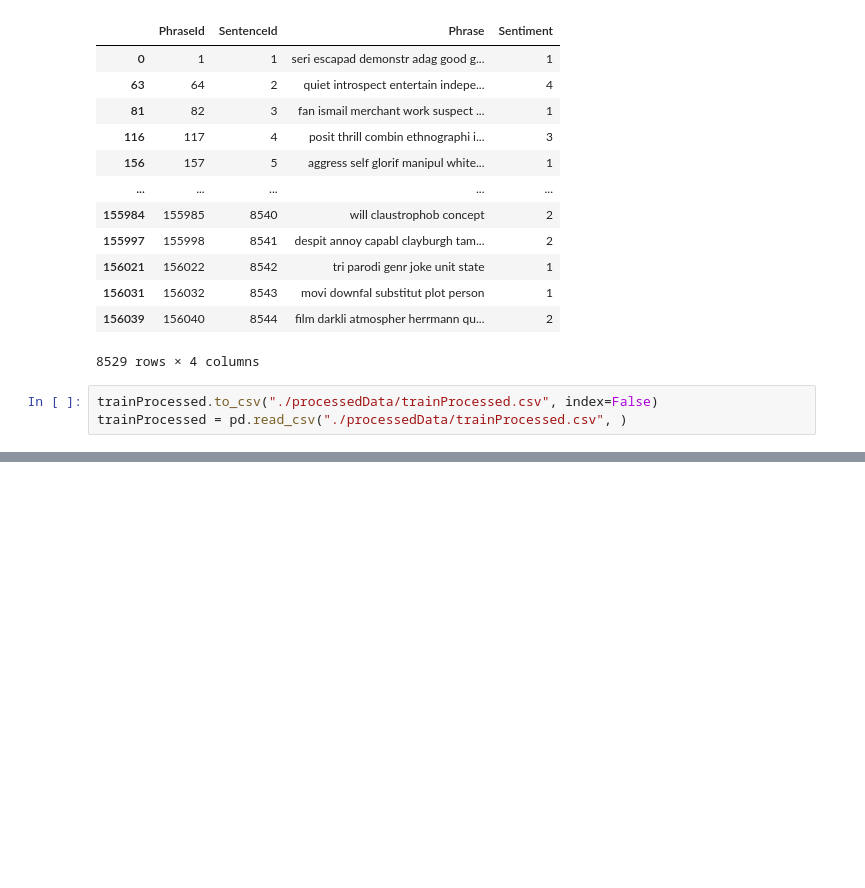
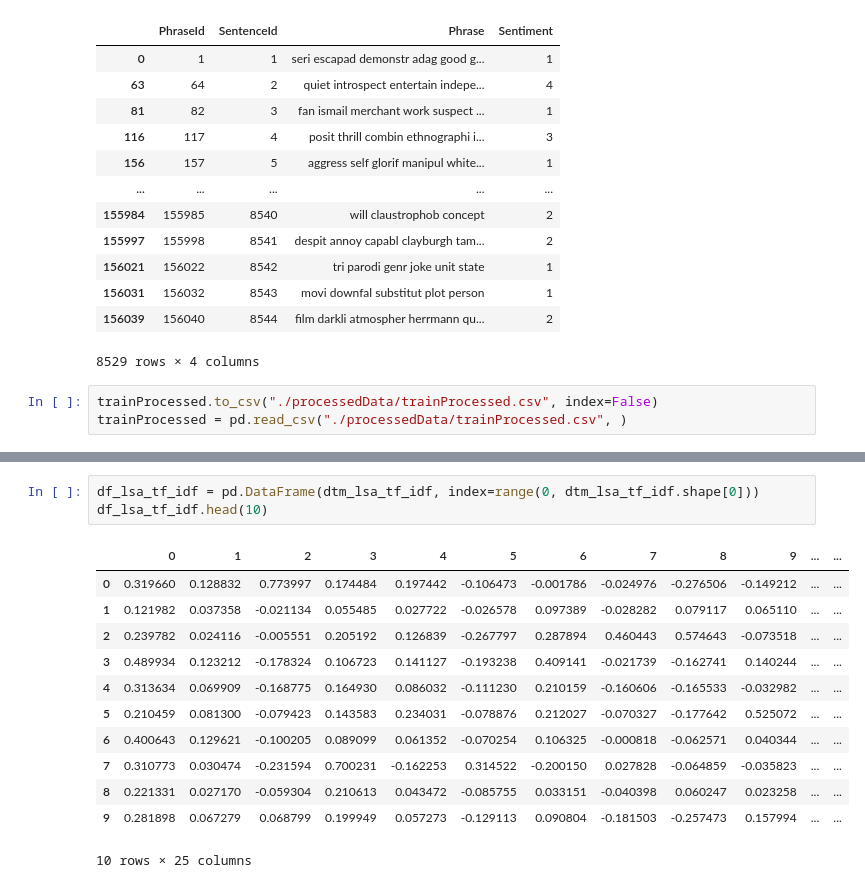
Before and after one commit to GuilhermeFCO/Sia2022, a Jupyter notebook: SIA_2022.ipynb, the cells around one changed output, grey strips where cells are left out. Cells and saved outputs as stored; diff of their text form; blank space fills up the shorter version.

```diff
--- a/SIA_2022.ipynb
+++ b/SIA_2022.ipynb
@@ -191,0 +281,16 @@ trainProcessed
+# %%
+df_lsa_tf_idf = pd.DataFrame(dtm_lsa_tf_idf, index=range(0, dtm_lsa_tf_idf.shape[0]))
+df_lsa_tf_idf.head(10)
+# %% [output]
+|  | 0 | 1 | 2 | 3 | 4 | 5 | 6 | 7 | 8 | 9 | ... | ... |
+| 0 | 0.319660 | 0.128832 | 0.773997 | 0.174484 | 0.197442 | -0.106473 | -0.001786 | -0.024976 | -0.276506 | -0.149212 | ... | ... |
+| 1 | 0.121982 | 0.037358 | -0.021134 | 0.055485 | 0.027722 | -0.026578 | 0.097389 | -0.028282 | 0.079117 | 0.065110 | ... | ... |
+| 2 | 0.239782 | 0.024116 | -0.005551 | 0.205192 | 0.126839 | -0.267797 | 0.287894 | 0.460443 | 0.574643 | -0.073518 | ... | ... |
+| 3 | 0.489934 | 0.123212 | -0.178324 | 0.106723 | 0.141127 | -0.193238 | 0.409141 | -0.021739 | -0.162741 | 0.140244 | ... | ... |
+| 4 | 0.313634 | 0.069909 | -0.168775 | 0.164930 | 0.086032 | -0.111230 | 0.210159 | -0.160606 | -0.165533 | -0.032982 | ... | ... |
+| 5 | 0.210459 | 0.081300 | -0.079423 | 0.143583 | 0.234031 | -0.078876 | 0.212027 | -0.070327 | -0.177642 | 0.525072 | ... | ... |
+| 6 | 0.400643 | 0.129621 | -0.100205 | 0.089099 | 0.061352 | -0.070254 | 0.106325 | -0.000818 | -0.062571 | 0.040344 | ... | ... |
+| 7 | 0.310773 | 0.030474 | -0.231594 | 0.700231 | -0.162253 | 0.314522 | -0.200150 | 0.027828 | -0.064859 | -0.035823 | ... | ... |
+| 8 | 0.221331 | 0.027170 | -0.059304 | 0.210613 | 0.043472 | -0.085755 | 0.033151 | -0.040398 | 0.060247 | 0.023258 | ... | ... |
+| 9 | 0.281898 | 0.067279 | 0.068799 | 0.199949 | 0.057273 | -0.129113 | 0.090804 | -0.181503 | -0.257473 | 0.157994 | ... | ... |
+10 rows × 25 columns
```
Also changed, not shown: parts of 13 cells of this notebook.
